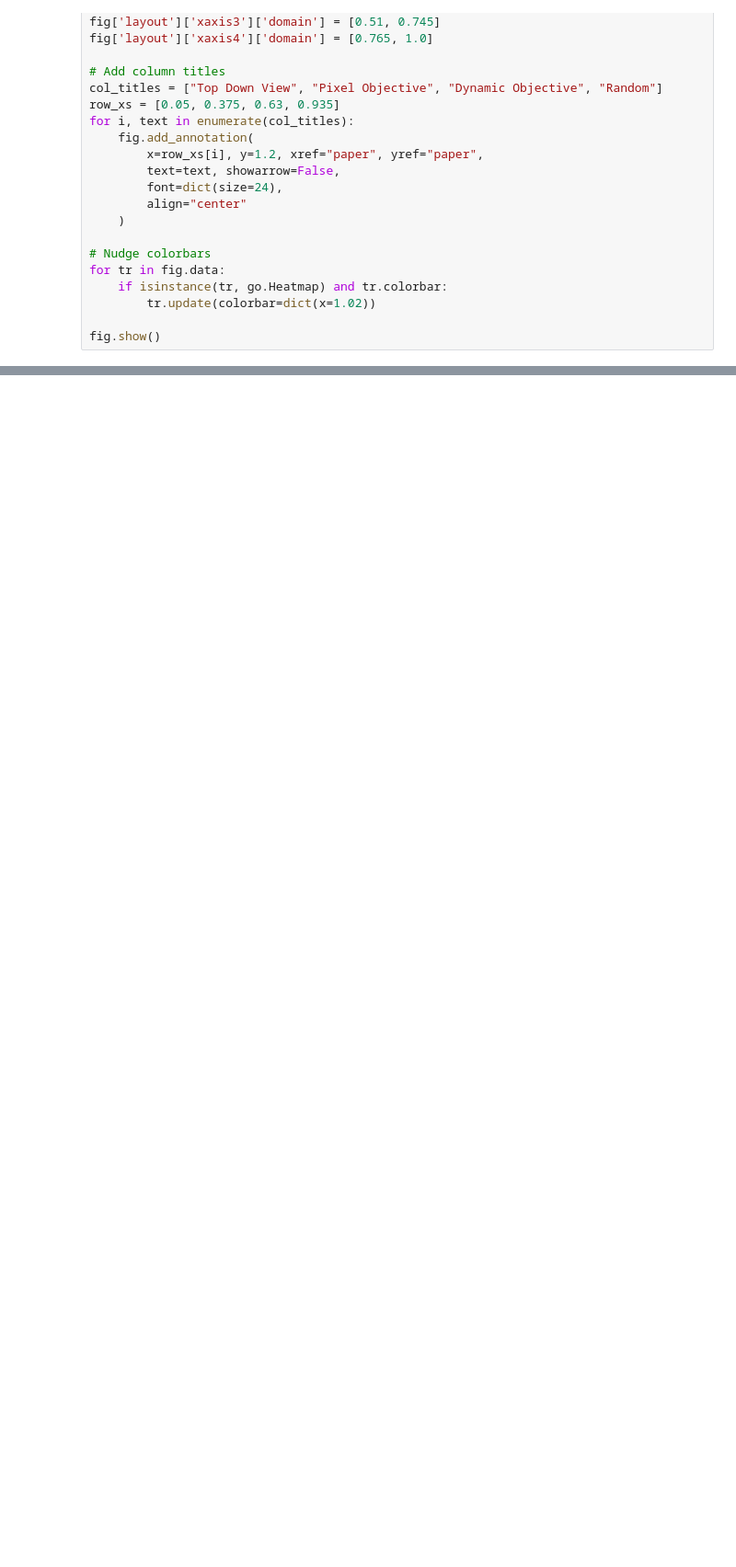
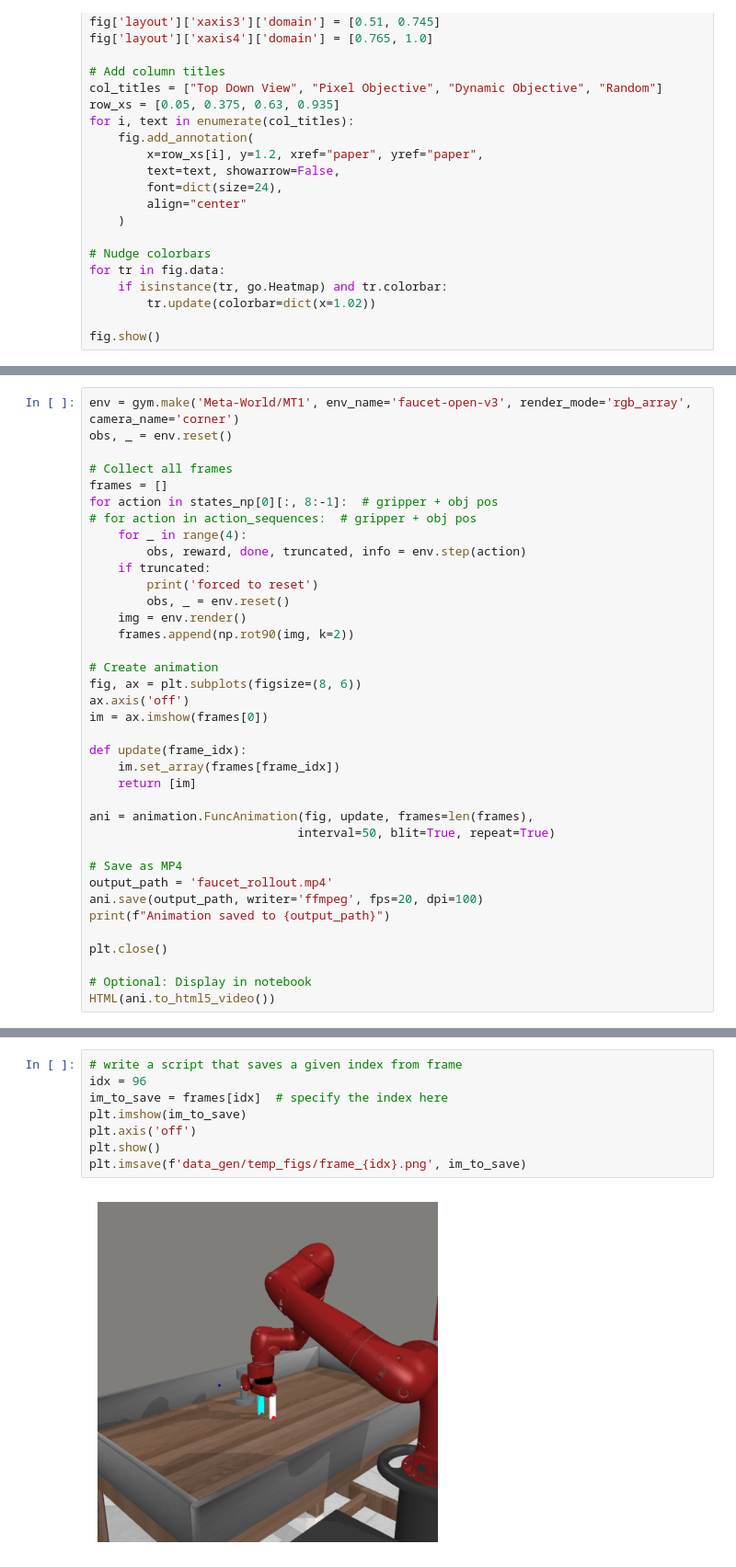
Before and after one commit to jarmibe7/E2C, a Jupyter notebook: src/data_gen/temp_figs/final_figures.ipynb, the cells around one changed output, grey strips where cells are left out. Shown at 92% size. Saved outputs shown, nothing was run; the diff lists cells and outputs as text; blank space fills up the shorter version.

Commit message:
visualizations

```diff
--- a/src/data_gen/temp_figs/final_figures.ipynb
+++ b/src/data_gen/temp_figs/final_figures.ipynb
@@ -205,0 +237,37 @@ fig.show()
+# %%
+env = gym.make('Meta-World/MT1', env_name='faucet-open-v3', render_mode='rgb_array', camera_name='corner')
+obs, _ = env.reset()
+
+# Collect all frames
+frames = []
+for action in states_np[0][:, 8:-1]:  # gripper + obj pos
+# for action in action_sequences:  # gripper + obj pos
+    for _ in range(4):
+        obs, reward, done, truncated, info = env.step(action)
+    if truncated:
+        print('forced to reset')
+        obs, _ = env.reset()
+    img = env.render()
+    frames.append(np.rot90(img, k=2))
+
+# Create animation
+fig, ax = plt.subplots(figsize=(8, 6))
+ax.axis('off')
+im = ax.imshow(frames[0])
+
+def update(frame_idx):
+    im.set_array(frames[frame_idx])
+    return [im]
+
+ani = animation.FuncAnimation(fig, update, frames=len(frames),
+                             interval=50, blit=True, repeat=True)
+
+# Save as MP4
+output_path = 'faucet_rollout.mp4'
+ani.save(output_path, writer='ffmpeg', fps=20, dpi=100)
+print(f"Animation saved to {output_path}")
+
+plt.close()
+
+# Optional: Display in notebook
+HTML(ani.to_html5_video())
@@ -205,0 +284,10 @@ fig.show()
+# %%
+# write a script that saves a given index from frame
+idx = 96
+im_to_save = frames[idx]  # specify the index here
+plt.imshow(im_to_save)
+plt.axis('off')
+plt.show()
+plt.imsave(f'data_gen/temp_figs/frame_{idx}.png', im_to_save)
+# %% [output]
+[figure, added]
```
Also changed, not shown: parts of 3 cells of this notebook.
